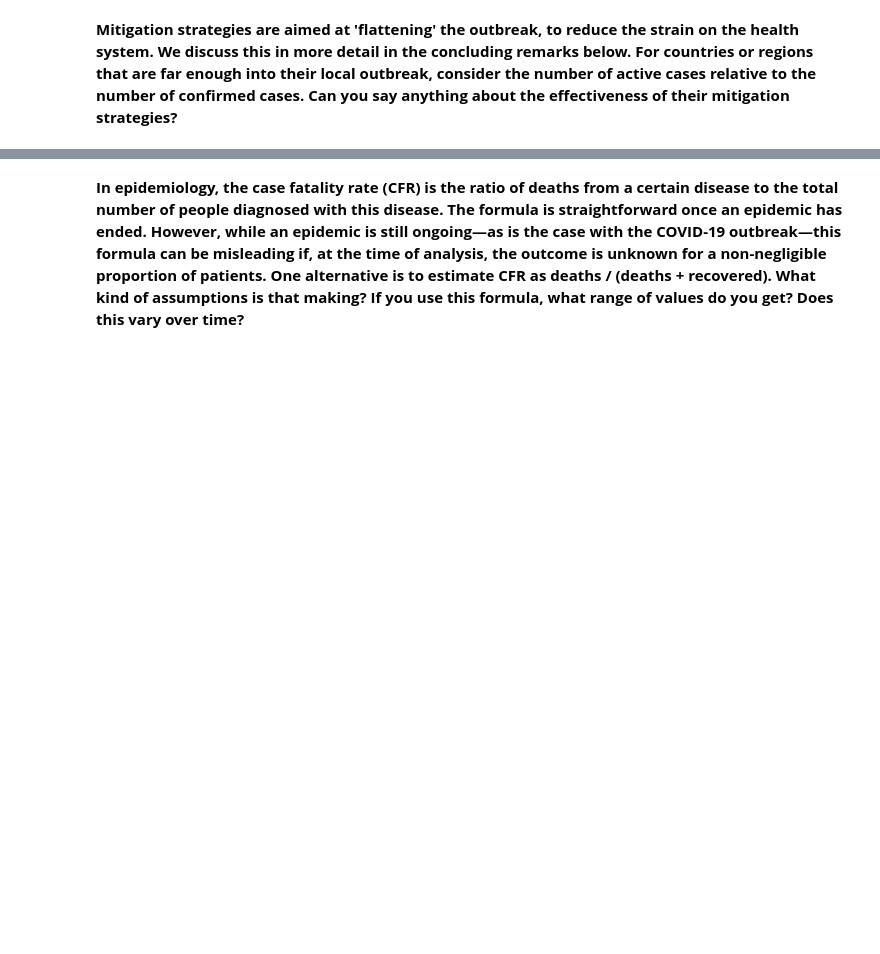
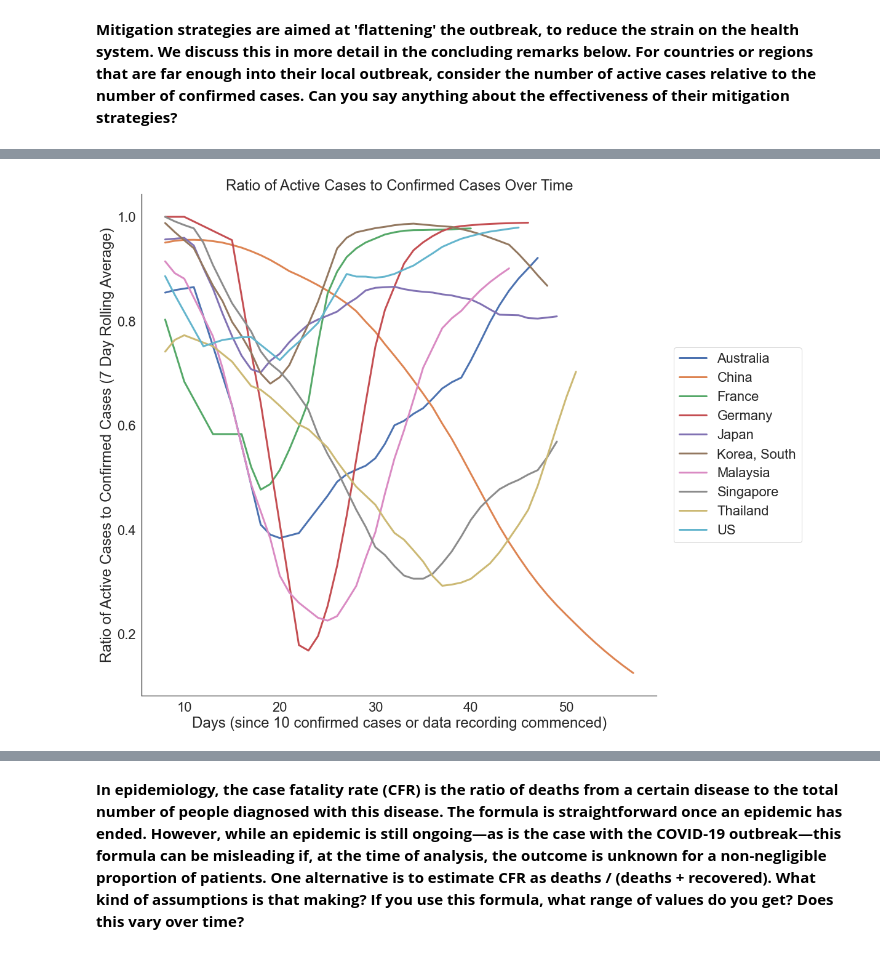
Before and after one commit to swhebell/ifq509_team01d, a Jupyter notebook: assignment1.ipynb, the cells around one changed output, grey strips where cells are left out. Saved outputs shown, nothing was run; the diff lists cells and outputs as text; code cells hidden in the pictures; blank space fills up the shorter version.

```diff
--- a/assignment1.ipynb
+++ b/assignment1.ipynb
@@ -100,4 +111,7 @@ covid_cases.interpolate(method='time', axis=0, limit=5, limit_area = 'inside', i
 # %%
 ## Set the most recent date in the dataset, this will change as more dates/data is added
 
-most_recent_date = covid_cases.index[-1:]
+most_recent_date = covid_cases.index[-1]
+first_date = covid_cases.index[0]
+
+print(f"The data available on reported COVID cases extends from {first_date.date()} to {most_recent_date.date()}.")
@@ -261,0 +299,10 @@ Of the three countries to have peaked the peak occured 27.67 ± 12.71 days after
+# %%
+# Create a list of countries that have 30 days of data since 10 cases and at least 250 reported cases
+at_least_30_days = []
+
+for country in covid_cases['days_since_ten'].columns:
+    if covid_cases.loc[most_recent_date, ('confirmed', country)].item() > 250:
+        if covid_cases.loc[most_recent_date, ('days_since_ten', country)].item() > 30 and country != 'Cruise Ship':
+            at_least_30_days.append(country)
+
+print(f"There are {len(at_least_30_days)} countries with 30 days of data after their 10th case and more than 250 total cases reported.")
@@ -261,0 +352,30 @@ Of the three countries to have peaked the peak occured 27.67 ± 12.71 days after
+# %%
+# Plot each country that has reported at least 30 days of data since 10 cases
+
+sns.set(style='white')
+sns.set_context('notebook', font_scale=2)
+
+fig, ax = plt.subplots(figsize=(15,15))
+
+for country in at_least_30_days:
+    # Temporary DF of only confirmed cases per million and days since for each country
+    to_plot = covid_cases.loc[:,(['active_confirmed_ratio_7day_rolling', 'days_since_ten'], country)].swaplevel(axis=1).droplevel('Country/Region', axis=1)
+    # Plot only days after day 0 (10 cases)
+    to_plot = to_plot[to_plot.days_since_ten > 7]
+    ax.plot(to_plot['days_since_ten'], to_plot['active_confirmed_ratio_7day_rolling'], linewidth=3, label=country)
+
+# Title and labels
+ax.set_ylabel("Ratio of Active Cases to Confirmed Cases (7 Day Rolling Average)")
+ax.set_xlabel("Days (since 10 confirmed cases or data recording commenced)")
+
+ax.set_title("Ratio of Active Cases to Confirmed Cases Over Time")
+
+# Legend
+ax.legend(ncol=1, loc='center left', bbox_to_anchor=(1.02, 0.5))
+
+# Aesthetics
+sns.despine()
+
+plt.show()
+# %% [output]
+[figure, added]
```
Also changed, not shown: parts of 30 cells of this notebook.
